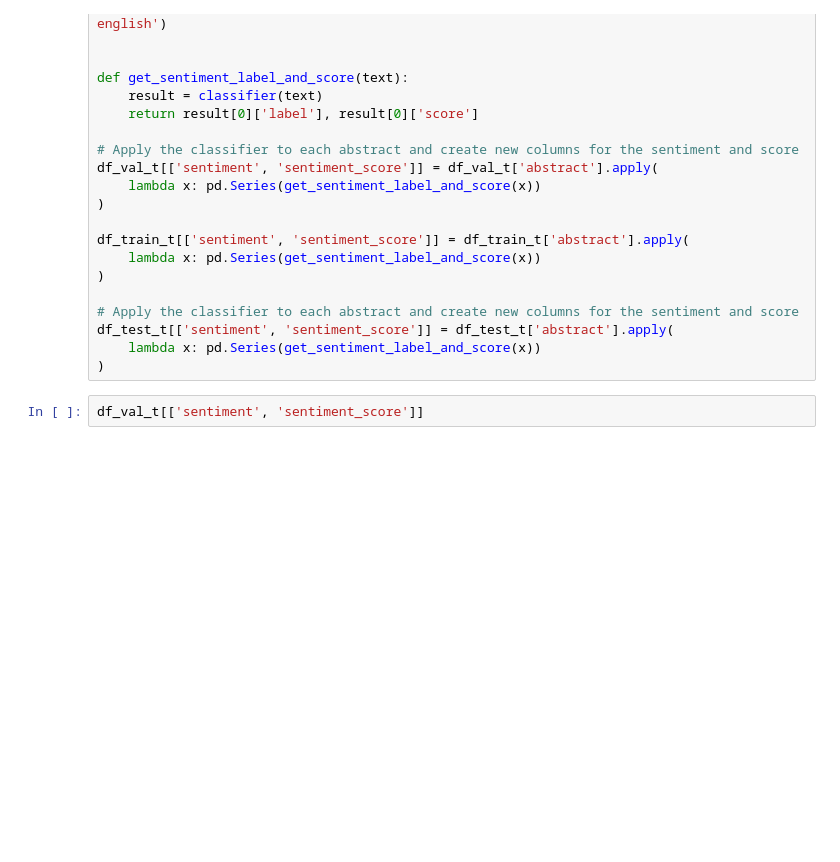
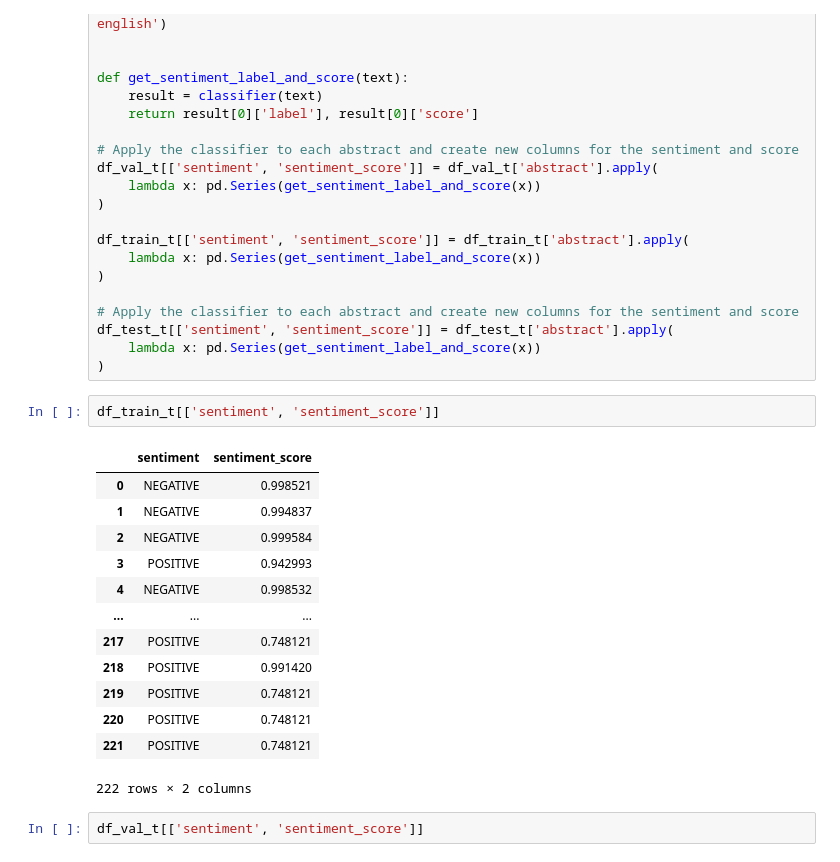
Before and after one commit to nasheydari/NSPP-News-Based-Stock-Price-Prediction, a Jupyter notebook: Positive_Tag.ipynb, the cells around one changed output. Drawn from its saved outputs; the diff is of its cells as text; blank space fills up the shorter version.

```diff
--- a/Positive_Tag.ipynb
+++ b/Positive_Tag.ipynb
@@ -359,6 +363,22 @@ df_train_t[['sentiment', 'sentiment_score']] = df_train_t['abstract'].apply(
 df_test_t[['sentiment', 'sentiment_score']] = df_test_t['abstract'].apply(
     lambda x: pd.Series(get_sentiment_label_and_score(x))
 )
+# %%
+df_train_t[['sentiment', 'sentiment_score']]
+# %% [output]
+|  | sentiment | sentiment_score |
+| 0 | NEGATIVE | 0.998521 |
+| 1 | NEGATIVE | 0.994837 |
+| 2 | NEGATIVE | 0.999584 |
+| 3 | POSITIVE | 0.942993 |
+| 4 | NEGATIVE | 0.998532 |
+| ... | ... | ... |
+| 217 | POSITIVE | 0.748121 |
+| 218 | POSITIVE | 0.991420 |
+| 219 | POSITIVE | 0.748121 |
+| 220 | POSITIVE | 0.748121 |
+| 221 | POSITIVE | 0.748121 |
+222 rows × 2 columns
 # %%
 df_val_t[['sentiment', 'sentiment_score']]
 # %% [output]
```
Also changed, not shown: parts of 20 cells of this notebook, 6 other files.
